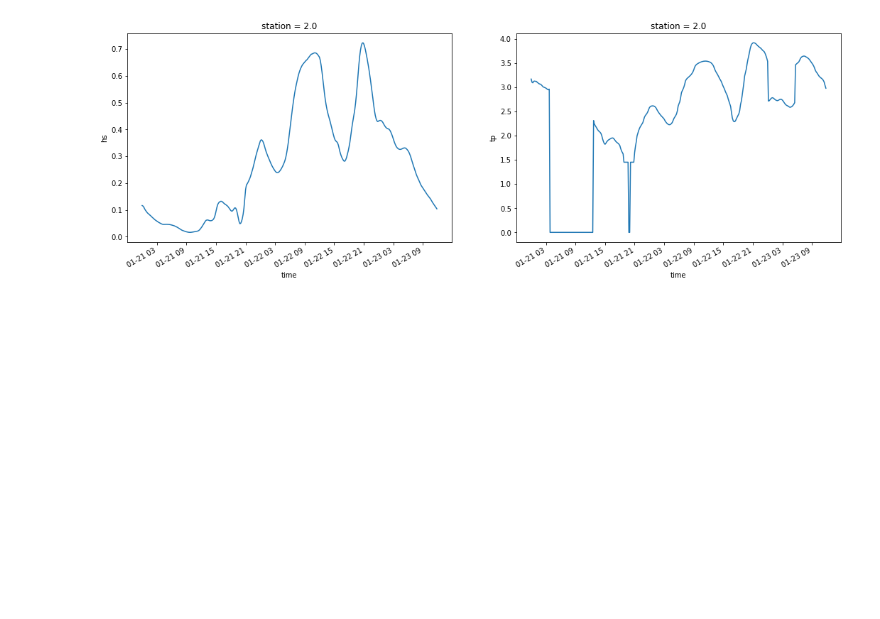
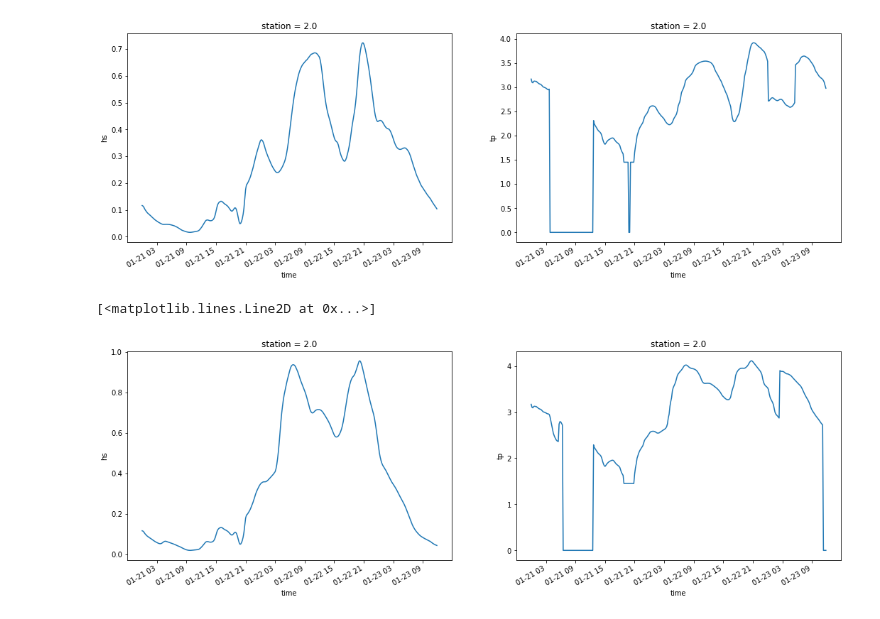
Before and after one commit to SalishSeaCast/analysis-doug, a Jupyter notebook: notebooks/SoG-waves/ExploreWW3Results.ipynb, the cells around one changed output. Saved outputs shown, nothing was run; the diff lists cells and outputs as text; code cells hidden in the pictures; blank space fills up the shorter version.

```diff
--- a/notebooks/SoG-waves/ExploreWW3Results.ipynb
+++ b/notebooks/SoG-waves/ExploreWW3Results.ipynb
@@ -108,3 +125,14 @@ wwp.tp[:, 1].plot(ax=axs[1])
 # %% [output]
 [<matplotlib.lines.Line2D at 0x...>]
 [figure]
+# %%
+wwp = xr.open_dataset('SoG_ww3_points_20170121_20170123_ops_wind.nc')
+# %%
+fig, axs = plt.subplots(1, 2, figsize=(18, 6))
+# Significant wave height [m] and peak frequency [s] time series
+# at 10 minute intervals over 60 hr forecast period
+wwp.hs[:, 1].plot(ax=axs[0])
+wwp.tp[:, 1].plot(ax=axs[1])
+# %% [output]
+[<matplotlib.lines.Line2D at 0x...>]
+[figure, added]
```
Also changed, not shown: parts of 4 cells of this notebook.
